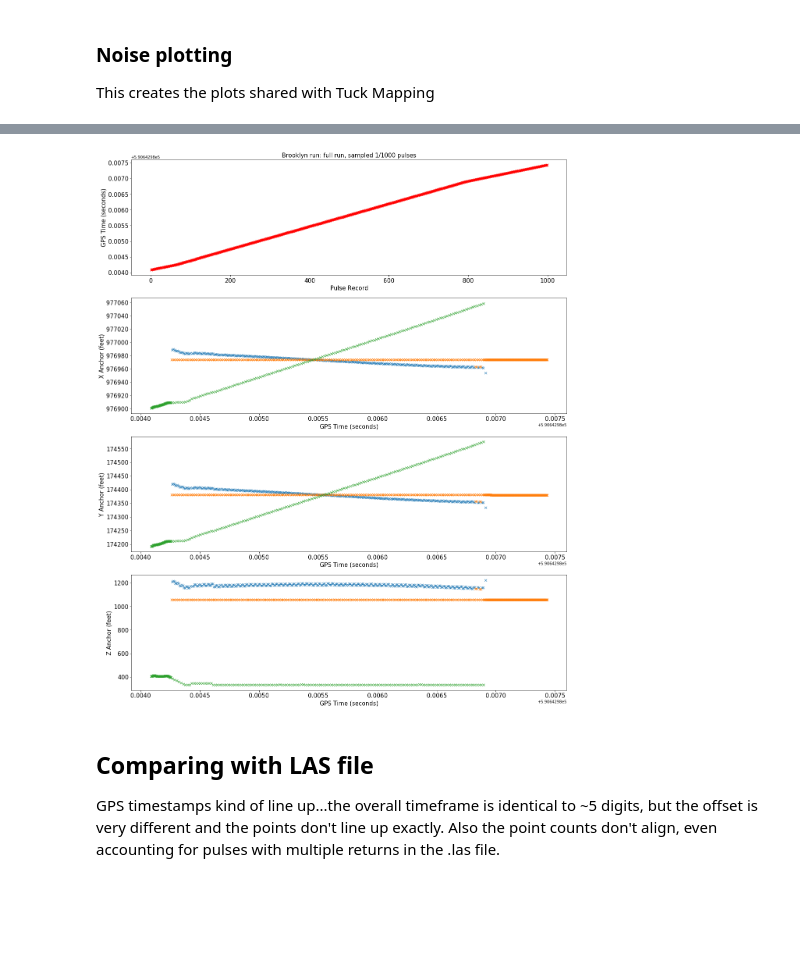
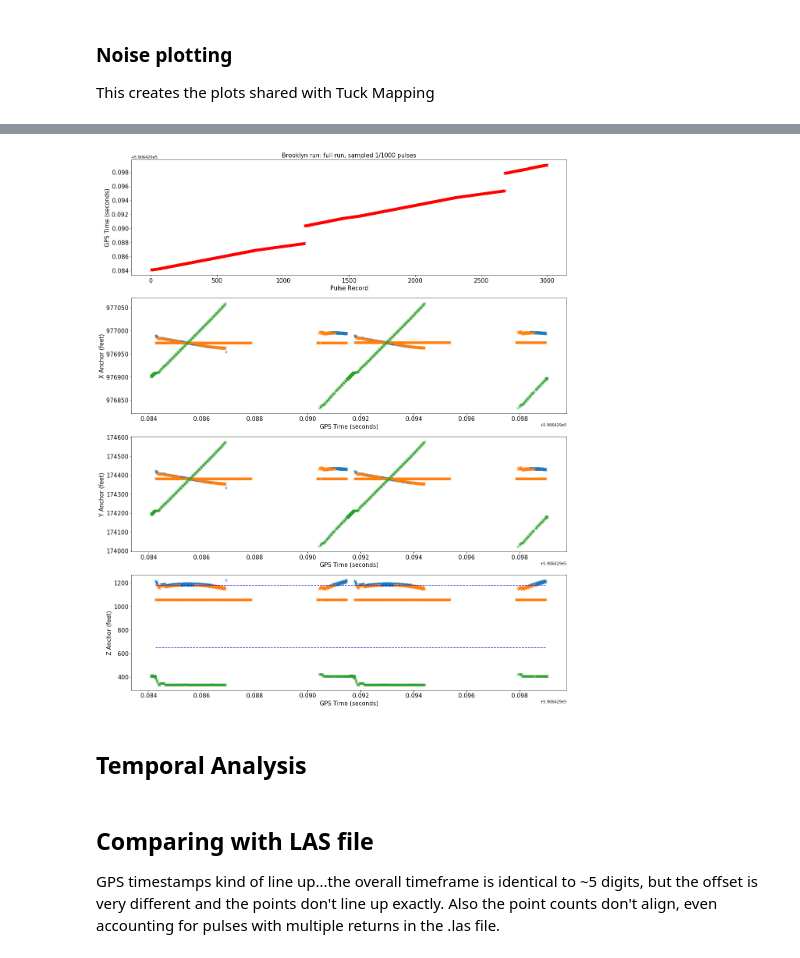
Before and after one commit to mihamerstan/lidar_metrics, a Jupyter notebook: notebooks/pypwaves_test.ipynb, the cells around one changed output, grey strips where cells are left out. Saved outputs shown, nothing was run; the diff lists cells and outputs as text; code cells hidden in the pictures; blank space fills up the shorter version.

```diff
--- a/notebooks/pypwaves_test.ipynb
+++ b/notebooks/pypwaves_test.ipynb
@@ -163,15 +169,17 @@ plt.savefig("full_run.png")
 # Color Version of plots
 
 first_pulse = 1000520
-last_pulse =  first_pulse + 1000
+last_pulse =  first_pulse + 3000
 
-#anchors_plot = anchor_df.iloc[range(0,len(anchor_df),1000)]
+#anchors_plot = anchor_df.iloc[range(0,len(anchor_df),5000)]
 anchors_plot = anchor_df[first_pulse:last_pulse]
 
 # Assign colors
-z_high = anchors_plot[anchor_df['z']>1150]
-z_low = anchors_plot[anchor_df['z']<650]
-z_mid = anchors_plot[(anchor_df['z']<=1150)&(anchor_df['z']>=650)]
+high_threshold = 1180
+low_threshold = 650
+z_high = anchors_plot[anchor_df['z']>high_threshold]
+z_low = anchors_plot[anchor_df['z']<low_threshold]
+z_mid = anchors_plot[(anchor_df['z']<=high_threshold)&(anchor_df['z']>=low_threshold)]
 
 
 plt.figure(figsize=(20,25))
@@ -185,31 +193,33 @@ plt.yticks(fontsize=15)
 plt.title("Brooklyn run: full run, sampled 1/1000 pulses".format(last_pulse-first_pulse),fontsize=15)
 
 plt.subplot(4, 1, 2)
 plt.plot(z_high['gps_time'],z_high['x'],'x')
 plt.plot(z_mid['gps_time'],z_mid['x'],'x')
 plt.plot(z_low['gps_time'],z_low['x'],'x')
 plt.ylabel("X Anchor (feet)",fontsize=15)
 plt.xlabel("GPS Time (seconds)",fontsize=15)
 plt.xticks(fontsize=15)
 plt.yticks(fontsize=15)
 
 plt.subplot(4, 1, 3)
 plt.plot(z_high['gps_time'],z_high['y'],'x')
 plt.plot(z_mid['gps_time'],z_mid['y'],'x')
 plt.plot(z_low['gps_time'],z_low['y'],'x')
 plt.ylabel("Y Anchor (feet)",fontsize=15)
 plt.xlabel("GPS Time (seconds)",fontsize=15)
 plt.xticks(fontsize=15)
 plt.yticks(fontsize=15)
 
 plt.subplot(4, 1, 4)
 plt.plot(z_high['gps_time'],z_high['z'],'x')
 plt.plot(z_mid['gps_time'],z_mid['z'],'x')
 plt.plot(z_low['gps_time'],z_low['z'],'x')
+plt.plot(z_high['gps_time'],[high_threshold]*len(z_high),'b--')
+plt.plot(z_high['gps_time'],[low_threshold]*len(z_high),'b--')
 plt.ylabel("Z Anchor (feet)",fontsize=15)
 plt.xlabel("GPS Time (seconds)",fontsize=15)
 plt.xticks(fontsize=15)
 plt.yticks(fontsize=15)
 plt.savefig("1k_color.png")
 # %% [output]
-[figure, old version]
+[figure, new version]
@@ -224,0 +226,2 @@ plt.show()
+# %% [markdown]
+## Temporal Analysis
```
Also changed, not shown: parts of 11 cells of this notebook, 4 other files.
